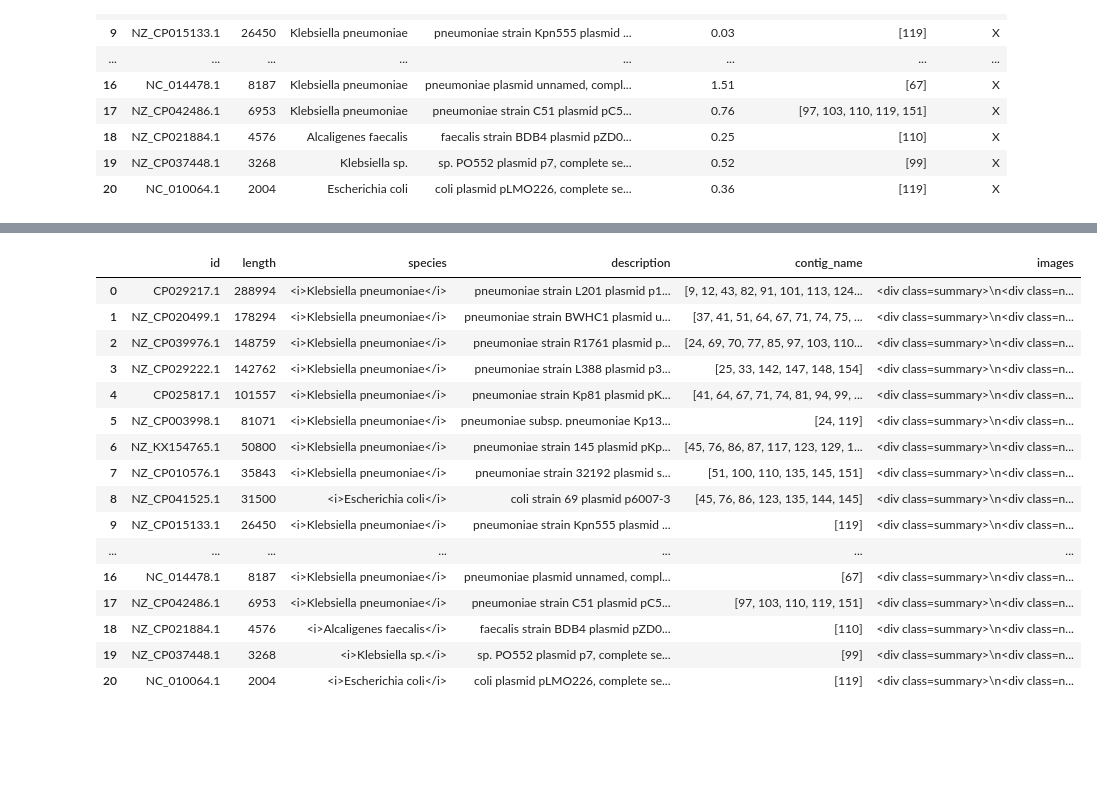
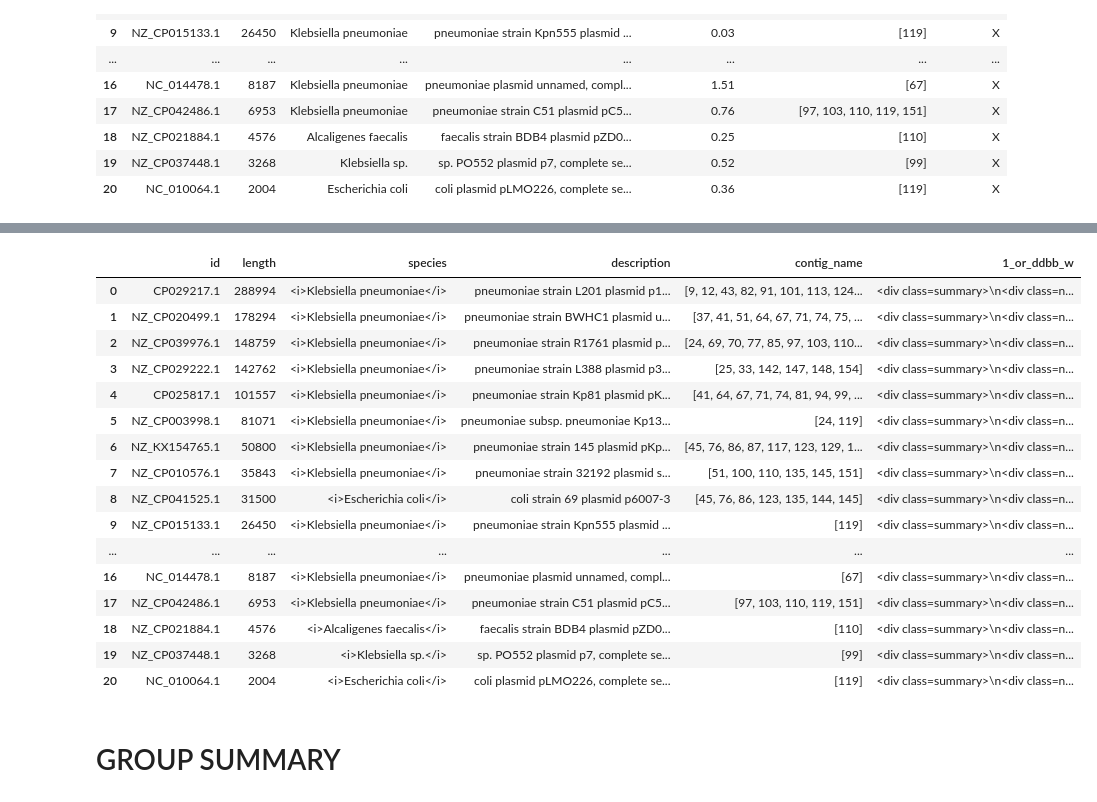
Before and after one commit to pedroscampoy/PJSC_utils, a Jupyter notebook: jupyter/pID_summary_table.ipynb, the cells around one changed output, grey strips where cells are left out. Drawn from its saved outputs; the diff is of its cells as text; code cells hidden in the pictures; blank space fills up the shorter version.

Commit message:
summary report finished

```diff
--- a/jupyter/pID_summary_table.ipynb
+++ b/jupyter/pID_summary_table.ipynb
@@ -279,7 +318,7 @@ def summary_to_html(sample_folder, final_individual_dataframe):
 # %%
-summary_to_html(sample_folder, final_individual_dataframe)
+summary_to_html(sample_folder, final_individual_dataframe, html_template)
 # %% [output]
-|  | id | length | species | description | contig_name | images |
+|  | id | length | species | description | contig_name | 1_or_ddbb_w |
 | 0 | CP029217.1 | 288994 | <i>Klebsiella pneumoniae</i> | pneumoniae strain L201 plasmid p1... | [9, 12, 43, 82, 91, 101, 113, 124... | <div class=summary>\n<div class=n... |
 | 1 | NZ_CP020499.1 | 178294 | <i>Klebsiella pneumoniae</i> | pneumoniae strain BWHC1 plasmid u... | [37, 41, 51, 64, 67, 71, 74, 75, ... | <div class=summary>\n<div class=n... |
 | 2 | NZ_CP039976.1 | 148759 | <i>Klebsiella pneumoniae</i> | pneumoniae strain R1761 plasmid p... | [24, 69, 70, 77, 85, 97, 103, 110... | <div class=summary>\n<div class=n... |
@@ -296,3 +335,5 @@ summary_to_html(sample_folder, final_individual_dataframe)
 | 18 | NZ_CP021884.1 | 4576 | <i>Alcaligenes faecalis</i> | faecalis strain BDB4 plasmid pZD0... | [110] | <div class=summary>\n<div class=n... |
 | 19 | NZ_CP037448.1 | 3268 | <i>Klebsiella sp.</i> | sp. PO552 plasmid p7, complete se... | [99] | <div class=summary>\n<div class=n... |
 | 20 | NC_010064.1 | 2004 | <i>Escherichia coli</i> | coli plasmid pLMO226, complete se... | [119] | <div class=summary>\n<div class=n... |
+# %% [markdown]
+# GROUP SUMMARY
```
Also changed, not shown: parts of 6 cells of this notebook, 1 other file.
